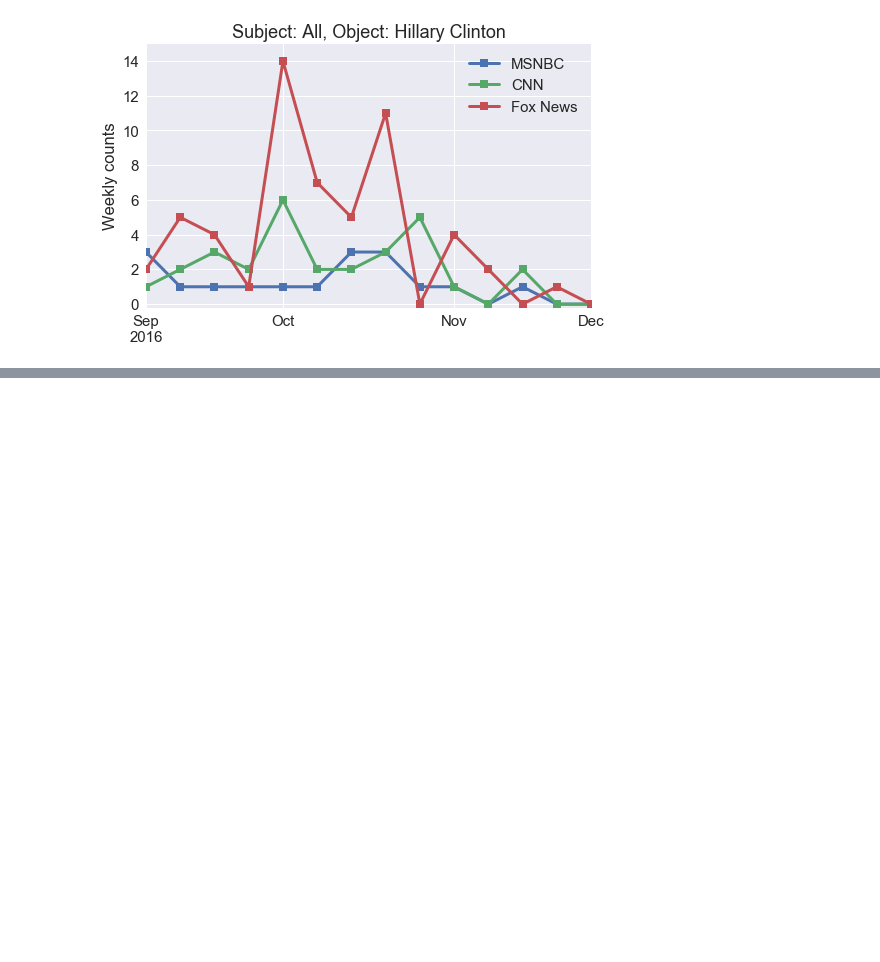
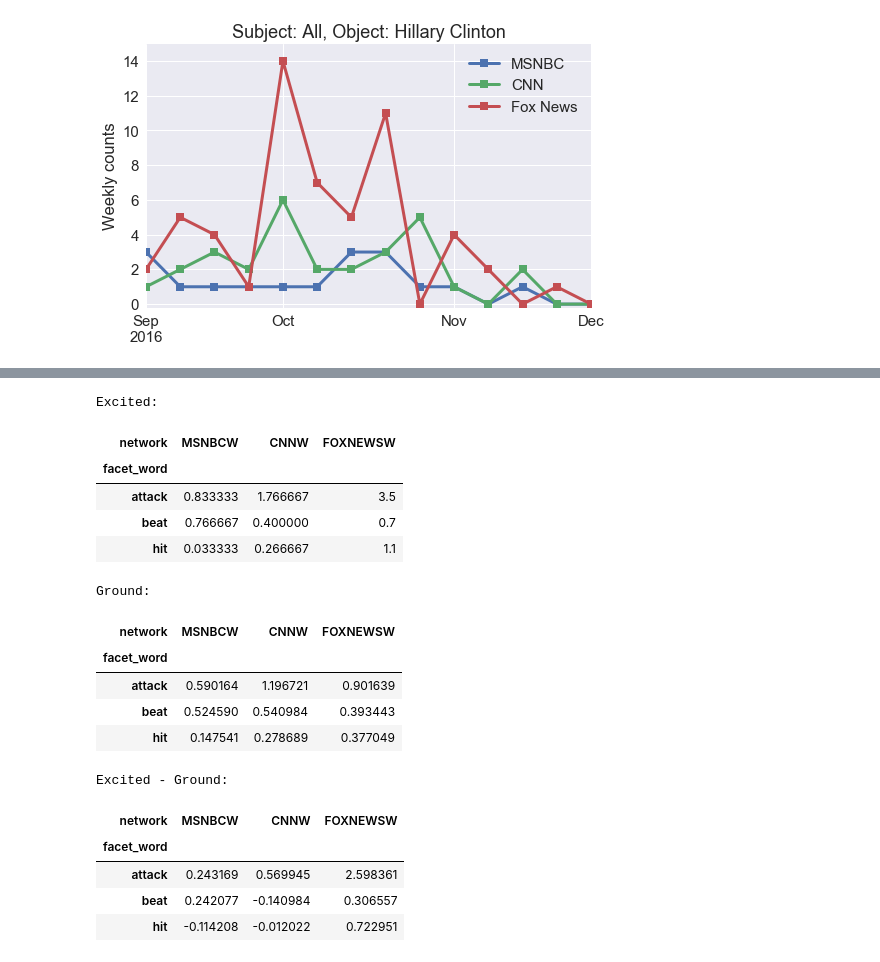
Before and after one commit to mt-digital/metacorps, a Jupyter notebook: notebooks/Results Plots Walkthrough.ipynb, the cells around one changed output, grey strips where cells are left out. Cells and saved outputs as stored; diff of their text form; code cells hidden in the pictures; blank space fills up the shorter version.

```diff
--- a/notebooks/Results Plots Walkthrough.ipynb
+++ b/notebooks/Results Plots Walkthrough.ipynb
@@ -30,0 +39,7 @@ Index(['start_localtime', 'start_time', 'stop_time', 'runtime_seconds',
+# %%
+from viomet_9_10_17 import fit_all_networks
+import pandas as pd
+
+date_range = pd.date_range('2016-9-1', '2016-11-30', freq='D')
+# uncomment below to run model fits; takes tens of seconds at least
+fit_networks = fit_all_networks(project_df, date_range=date_range, iatv_corpus_name='Viomet Sep-Nov 2016')
@@ -30,0 +81,14 @@ Index(['start_localtime', 'start_time', 'stop_time', 'runtime_seconds',
+# %%
+from viomet_9_10_17 import by_network_frequency_figure
+
+partition_infos = {network: fit_networks[network][0] for network in ['MSNBCW', 'CNNW', 'FOXNEWSW']}
+
+by_network_frequency_figure(
+    project_df, date_range=date_range,
+    iatv_corpus_name='Viomet Sep-Nov 2016',
+    partition_infos=partition_infos,
+    save_path='Figures/model_fits.pdf'
+)
+
+from IPython.display import IFrame
+IFrame("Figures/model_fits.pdf", width=600, height=450)
@@ -41,0 +124,35 @@ soa_dict = subject_object_analysis(
+# %%
+from viomet_9_10_17 import by_facet_word
+excited, ground = by_facet_word(
+    project_df, partition_infos, facet_words=['attack', 'beat', 'hit']
+)
+
+
+from IPython.display import display
+print('Excited:')
+display(excited)
+
+print('\nGround:')
+display(ground)
+
+print('\nExcited - Ground:')
+display(excited - ground)
+# %% [output]
+Excited:
+| network | MSNBCW | CNNW | FOXNEWSW |
+| facet_word |  |  |  |
+| attack | 0.833333 | 1.766667 | 3.5 |
+| beat | 0.766667 | 0.400000 | 0.7 |
+| hit | 0.033333 | 0.266667 | 1.1 |
+Ground:
+| network | MSNBCW | CNNW | FOXNEWSW |
+| facet_word |  |  |  |
+| attack | 0.590164 | 1.196721 | 0.901639 |
+| beat | 0.524590 | 0.540984 | 0.393443 |
+| hit | 0.147541 | 0.278689 | 0.377049 |
+Excited - Ground:
+| network | MSNBCW | CNNW | FOXNEWSW |
+| facet_word |  |  |  |
+| attack | 0.243169 | 0.569945 | 2.598361 |
+| beat | 0.242077 | -0.140984 | 0.306557 |
+| hit | -0.114208 | -0.012022 | 0.722951 |
```
Also changed, not shown: parts of 9 cells of this notebook, 2 other files.
